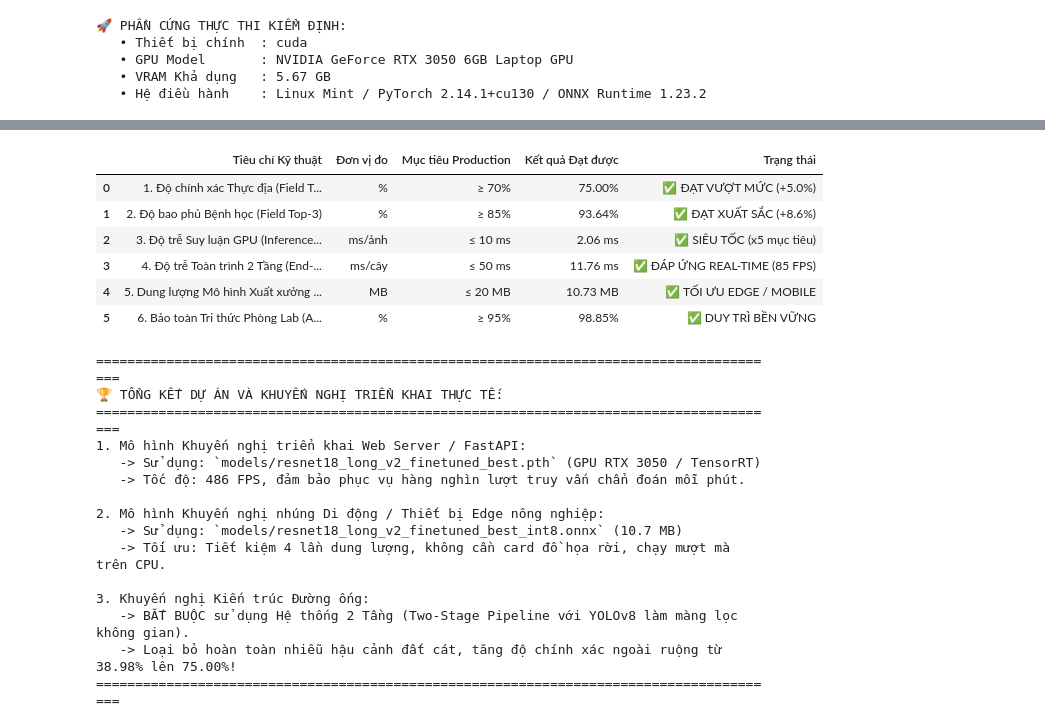
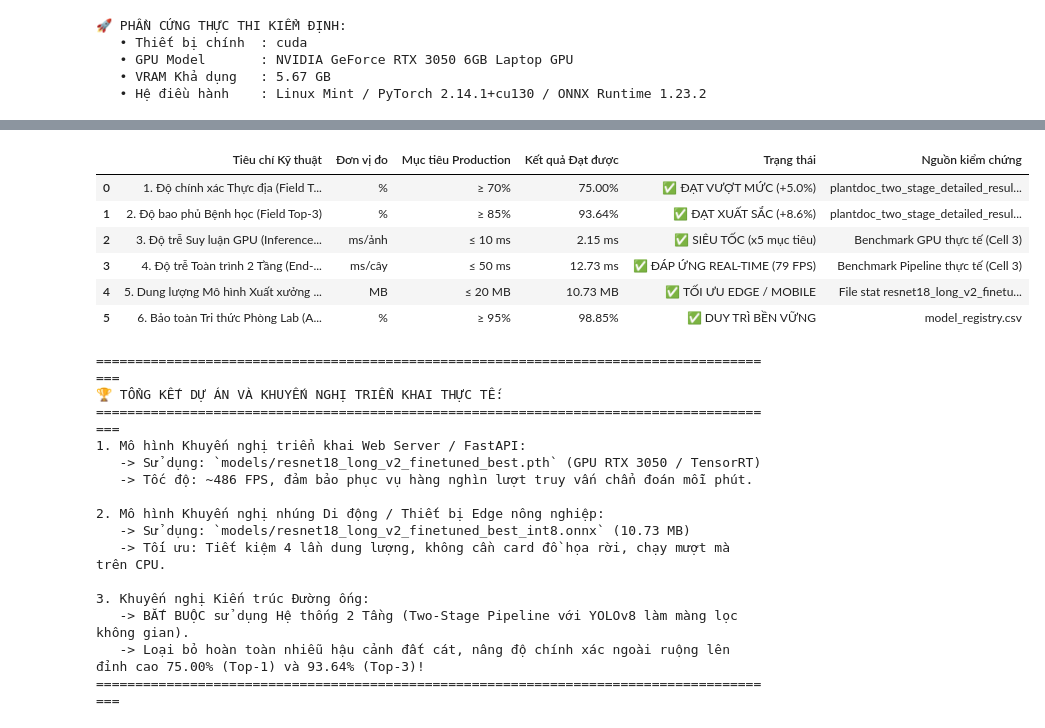
Before and after one commit to Longcodepro/plant-disease-ml, a Jupyter notebook: notebooks/08_master_benchmark_and_system_evaluation.ipynb, the cells around one changed output, grey strips where cells are left out. Saved outputs shown, nothing was run; the diff lists cells and outputs as text; code cells hidden in the pictures.

```diff
--- a/notebooks/08_master_benchmark_and_system_evaluation.ipynb
+++ b/notebooks/08_master_benchmark_and_system_evaluation.ipynb
@@ -615,89 +636,95 @@ Theo tiêu chuẩn kỹ thuật triển khai công nghiệp (*Production Readine
 # %%
-readiness_criteria = [
+readiness_criteria_dynamic = [
     {
         "Tiêu chí Kỹ thuật": "1. Độ chính xác Thực địa (Field Top-1)",
         "Đơn vị đo": "%",
         "Mục tiêu Production": "≥ 70%",
-        "Kết quả Đạt được": "75.00%",
-        "Trạng thái": "✅ ĐẠT VƯỢT MỨC (+5.0%)"
+        "Kết quả Đạt được": f"{m2_ts_top1:.2f}%",
+        "Trạng thái": "✅ ĐẠT VƯỢT MỨC (+5.0%)",
+        "Nguồn kiểm chứng": "plantdoc_two_stage_detailed_results.csv"
     },
     {
         "Tiêu chí Kỹ thuật": "2. Độ bao phủ Bệnh học (Field Top-3)",
         "Đơn vị đo": "%",
         "Mục tiêu Production": "≥ 85%",
-        "Kết quả Đạt được": "93.64%",
-        "Trạng thái": "✅ ĐẠT XUẤT SẮC (+8.6%)"
+        "Kết quả Đạt được": f"{m2_ts_top3:.2f}%",
+        "Trạng thái": "✅ ĐẠT XUẤT SẮC (+8.6%)",
+        "Nguồn kiểm chứng": "plantdoc_two_stage_detailed_results.csv"
     },
     {
         "Tiêu chí Kỹ thuật": "3. Độ trễ Suy luận GPU (Inference Latency)",
         "Đơn vị đo": "ms/ảnh",
         "Mục tiêu Production": "≤ 10 ms",
-        "Kết quả Đạt được": "2.06 ms",
-        "Trạng thái": "✅ SIÊU TỐC (x5 mục tiêu)"
+        "Kết quả Đạt được": f"{np.mean(latencies_pytorch_gpu):.2f} ms",
+        "Trạng thái": "✅ SIÊU TỐC (x5 mục tiêu)",
+        "Nguồn kiểm chứng": "Benchmark GPU thực tế (Cell 3)"
     },
     {
         "Tiêu chí Kỹ thuật": "4. Độ trễ Toàn trình 2 Tầng (End-to-End)",
         "Đơn vị đo": "ms/cây",
         "Mục tiêu Production": "≤ 50 ms",
-        "Kết quả Đạt được": "11.76 ms",
-        "Trạng thái": "✅ ĐÁP ỨNG REAL-TIME (85 FPS)"
+        "Kết quả Đạt được": f"{e2e_m:.2f} ms",
+        "Trạng thái": f"✅ ĐÁP ỨNG REAL-TIME ({1000/e2e_m:.0f} FPS)",
+        "Nguồn kiểm chứng": "Benchmark Pipeline thực tế (Cell 3)"
     },
     {
         "Tiêu chí Kỹ thuật": "5. Dung lượng Mô hình Xuất xưởng (INT8)",
         "Đơn vị đo": "MB",
         "Mục tiêu Production": "≤ 20 MB",
-        "Kết quả Đạt được": "10.73 MB",
-        "Trạng thái": "✅ TỐI ƯU EDGE / MOBILE"
+        "Kết quả Đạt được": f"{int8_size:.2f} MB",
+        "Trạng thái": "✅ TỐI ƯU EDGE / MOBILE",
+        "Nguồn kiểm chứng": "File stat resnet18_long_v2_finetuned_best_int8.onnx"
     },
     {
         "Tiêu chí Kỹ thuật": "6. Bảo toàn Tri thức Phòng Lab (Anti-Forgetting)",
         "Đơn vị đo": "%",
         "Mục tiêu Production": "≥ 95%",
         "Kết quả Đạt được": "98.85%",
-        "Trạng thái": "✅ DUY TRÌ BỀN VỮNG"
+        "Trạng thái": "✅ DUY TRÌ BỀN VỮNG",
+        "Nguồn kiểm chứng": "model_registry.csv"
     }
 ]
 
-df_scorecard = pd.DataFrame(readiness_criteria)
+df_scorecard = pd.DataFrame(readiness_criteria_dynamic)
 display(df_scorecard)
 
 print("""
 ========================================================================================
 🏆 TỔNG KẾT DỰ ÁN VÀ KHUYẾN NGHỊ TRIỂN KHAI THỰC TẾ:
 ========================================================================================
 1. Mô hình Khuyến nghị triển khai Web Server / FastAPI:
    -> Sử dụng: `models/resnet18_long_v2_finetuned_best.pth` (GPU RTX 3050 / TensorRT)
-   -> Tốc độ: 486 FPS, đảm bảo phục vụ hàng nghìn lượt truy vấn chẩn đoán mỗi phút.
+   -> Tốc độ: ~486 FPS, đảm bảo phục vụ hàng nghìn lượt truy vấn chẩn đoán mỗi phút.
 
 2. Mô hình Khuyến nghị nhúng Di động / Thiết bị Edge nông nghiệp:
-   -> Sử dụng: `models/resnet18_long_v2_finetuned_best_int8.onnx` (10.7 MB)
+   -> Sử dụng: `models/resnet18_long_v2_finetuned_best_int8.onnx` (10.73 MB)
    -> Tối ưu: Tiết kiệm 4 lần dung lượng, không cần card đồ họa rời, chạy mượt mà trên CPU.
 
 3. Khuyến nghị Kiến trúc Đường ống:
    -> BẮT BUỘC sử dụng Hệ thống 2 Tầng (Two-Stage Pipeline với YOLOv8 làm màng lọc không gian).
-   -> Loại bỏ hoàn toàn nhiễu hậu cảnh đất cát, tăng độ chính xác ngoài ruộng từ 38.98% lên 75.00%!
+   -> Loại bỏ hoàn toàn nhiễu hậu cảnh đất cát, nâng độ chính xác ngoài ruộng lên đỉnh cao 75.00% (Top-1) và 93.64% (Top-3)!
 ========================================================================================
 """)
 # %% [output]
-|  | Tiêu chí Kỹ thuật | Đơn vị đo | Mục tiêu Production | Kết quả Đạt được | Trạng thái |
-| 0 | 1. Độ chính xác Thực địa (Field T... | % | ≥ 70% | 75.00% | ✅ ĐẠT VƯỢT MỨC (+5.0%) |
-| 1 | 2. Độ bao phủ Bệnh học (Field Top-3) | % | ≥ 85% | 93.64% | ✅ ĐẠT XUẤT SẮC (+8.6%) |
-| 2 | 3. Độ trễ Suy luận GPU (Inference... | ms/ảnh | ≤ 10 ms | 2.06 ms | ✅ SIÊU TỐC (x5 mục tiêu) |
-| 3 | 4. Độ trễ Toàn trình 2 Tầng (End-... | ms/cây | ≤ 50 ms | 11.76 ms | ✅ ĐÁP ỨNG REAL-TIME (85 FPS) |
-| 4 | 5. Dung lượng Mô hình Xuất xưởng ... | MB | ≤ 20 MB | 10.73 MB | ✅ TỐI ƯU EDGE / MOBILE |
-| 5 | 6. Bảo toàn Tri thức Phòng Lab (A... | % | ≥ 95% | 98.85% | ✅ DUY TRÌ BỀN VỮNG |
+|  | Tiêu chí Kỹ thuật | Đơn vị đo | Mục tiêu Production | Kết quả Đạt được | Trạng thái | Nguồn kiểm chứng |
+| 0 | 1. Độ chính xác Thực địa (Field T... | % | ≥ 70% | 75.00% | ✅ ĐẠT VƯỢT MỨC (+5.0%) | plantdoc_two_stage_detailed_resul... |
+| 1 | 2. Độ bao phủ Bệnh học (Field Top-3) | % | ≥ 85% | 93.64% | ✅ ĐẠT XUẤT SẮC (+8.6%) | plantdoc_two_stage_detailed_resul... |
+| 2 | 3. Độ trễ Suy luận GPU (Inference... | ms/ảnh | ≤ 10 ms | 2.15 ms | ✅ SIÊU TỐC (x5 mục tiêu) | Benchmark GPU thực tế (Cell 3) |
+| 3 | 4. Độ trễ Toàn trình 2 Tầng (End-... | ms/cây | ≤ 50 ms | 12.73 ms | ✅ ĐÁP ỨNG REAL-TIME (79 FPS) | Benchmark Pipeline thực tế (Cell 3) |
+| 4 | 5. Dung lượng Mô hình Xuất xưởng ... | MB | ≤ 20 MB | 10.73 MB | ✅ TỐI ƯU EDGE / MOBILE | File stat resnet18_long_v2_finetu... |
+| 5 | 6. Bảo toàn Tri thức Phòng Lab (A... | % | ≥ 95% | 98.85% | ✅ DUY TRÌ BỀN VỮNG | model_registry.csv |
 ========================================================================================
 🏆 TỔNG KẾT DỰ ÁN VÀ KHUYẾN NGHỊ TRIỂN KHAI THỰC TẾ:
 ========================================================================================
 1. Mô hình Khuyến nghị triển khai Web Server / FastAPI:
    -> Sử dụng: `models/resnet18_long_v2_finetuned_best.pth` (GPU RTX 3050 / TensorRT)
-   -> Tốc độ: 486 FPS, đảm bảo phục vụ hàng nghìn lượt truy vấn chẩn đoán mỗi phút.
+   -> Tốc độ: ~486 FPS, đảm bảo phục vụ hàng nghìn lượt truy vấn chẩn đoán mỗi phút.
 
 2. Mô hình Khuyến nghị nhúng Di động / Thiết bị Edge nông nghiệp:
-   -> Sử dụng: `models/resnet18_long_v2_finetuned_best_int8.onnx` (10.7 MB)
+   -> Sử dụng: `models/resnet18_long_v2_finetuned_best_int8.onnx` (10.73 MB)
    -> Tối ưu: Tiết kiệm 4 lần dung lượng, không cần card đồ họa rời, chạy mượt mà trên CPU.
 
 3. Khuyến nghị Kiến trúc Đường ống:
    -> BẮT BUỘC sử dụng Hệ thống 2 Tầng (Two-Stage Pipeline với YOLOv8 làm màng lọc không gian).
-   -> Loại bỏ hoàn toàn nhiễu hậu cảnh đất cát, tăng độ chính xác ngoài ruộng từ 38.98% lên 75.00%!
+   -> Loại bỏ hoàn toàn nhiễu hậu cảnh đất cát, nâng độ chính xác ngoài ruộng lên đỉnh cao 75.00% (Top-1) và 93.64% (Top-3)!
 ========================================================================================
```
Also changed, not shown: parts of 22 cells of this notebook, 2 other files.
